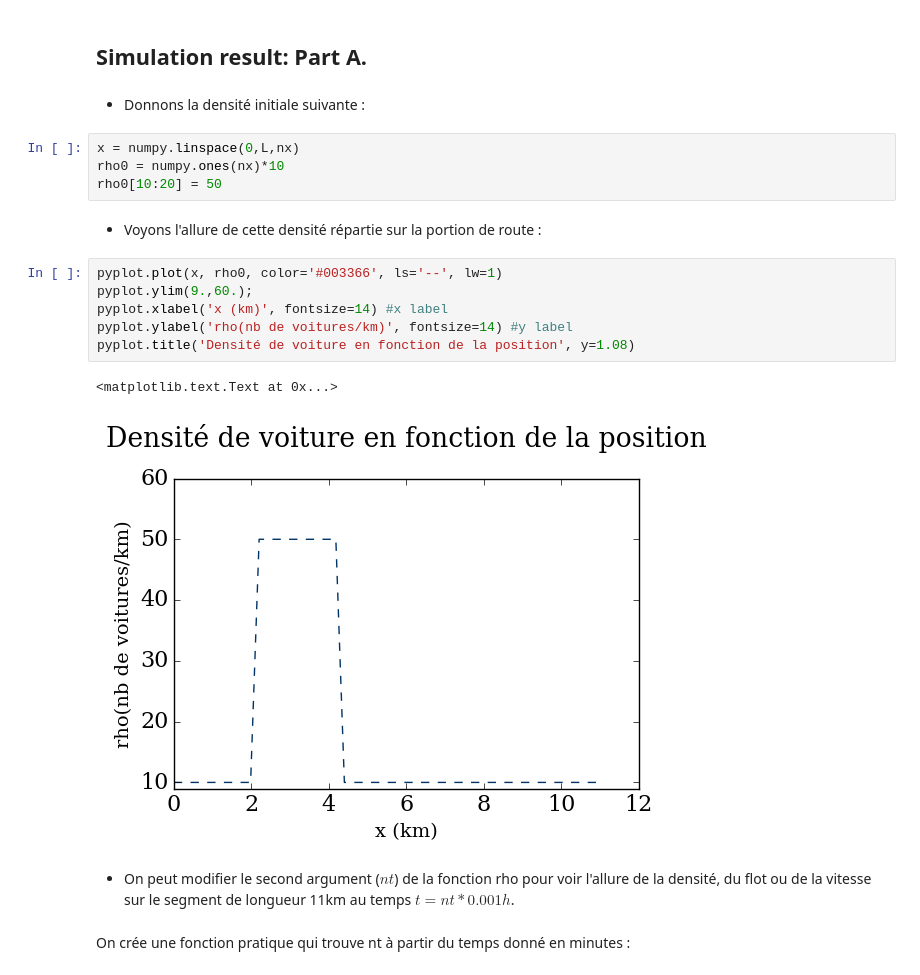
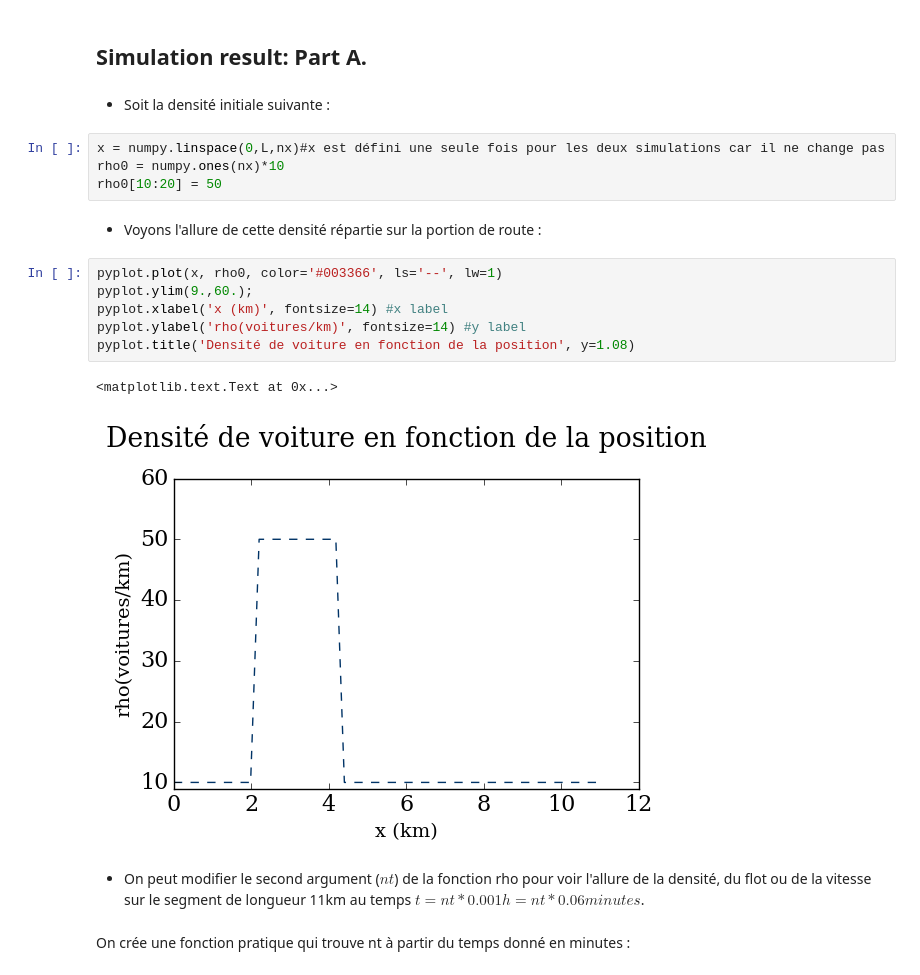
Before and after one commit to CarolineJonas/Module-2---Space-time, a Jupyter notebook: Module2_Final.ipynb, the cells around one changed output. Saved outputs shown, nothing was run; the diff lists cells and outputs as text.

```diff
--- a/Module2_Final.ipynb
+++ b/Module2_Final.ipynb
@@ -93,9 +92,9 @@ def rho(initial,numberstep,bound,vmax):
 # %% [markdown]
 ## Simulation result: Part A.
 # %% [markdown]
-- Donnons la densité initiale suivante :
+- Soit la densité initiale suivante :
 # %%
-x = numpy.linspace(0,L,nx)
+x = numpy.linspace(0,L,nx)#x est défini une seule fois pour les deux simulations car il ne change pas
 rho0 = numpy.ones(nx)*10
 rho0[10:20] = 50
 # %% [markdown]
@@ -103,14 +102,14 @@ rho0[10:20] = 50
 # %%
 pyplot.plot(x, rho0, color='#003366', ls='--', lw=1)
 pyplot.ylim(9.,60.);
 pyplot.xlabel('x (km)', fontsize=14) #x label
-pyplot.ylabel('rho(nb de voitures/km)', fontsize=14) #y label
+pyplot.ylabel('rho(voitures/km)', fontsize=14) #y label
 pyplot.title('Densité de voiture en fonction de la position', y=1.08)
 # %% [output]
 <matplotlib.text.Text at 0x...>
-[figure, old version]
+[figure, new version]
 # %% [markdown]
-- On peut modifier le second argument ($nt$) de la fonction rho pour voir l'allure de la densité, du flot ou de la vitesse sur le segment de longueur 11km au temps $t=nt*0.001 h$.
+- On peut modifier le second argument ($nt$) de la fonction rho pour voir l'allure de la densité, du flot ou de la vitesse sur le segment de longueur 11km au temps $t=nt*0.001 h=nt*0.06 minutes$.
 # %% [markdown]
 On crée une fonction pratique qui trouve nt à partir du temps donné en minutes :
 # %%
```
Also changed, not shown: parts of 23 cells of this notebook.
